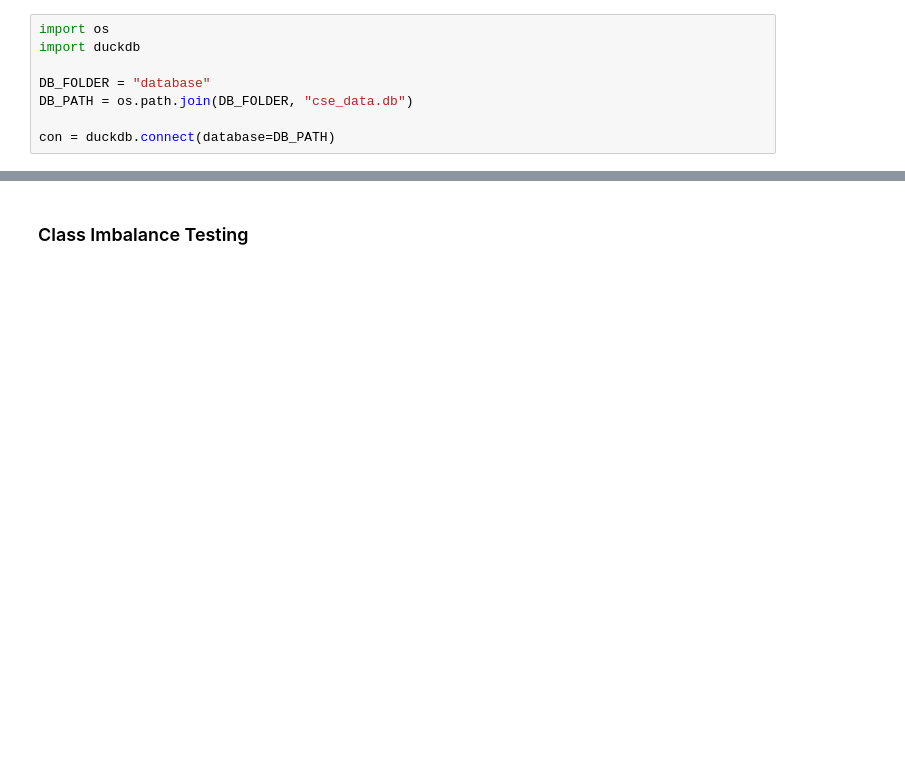
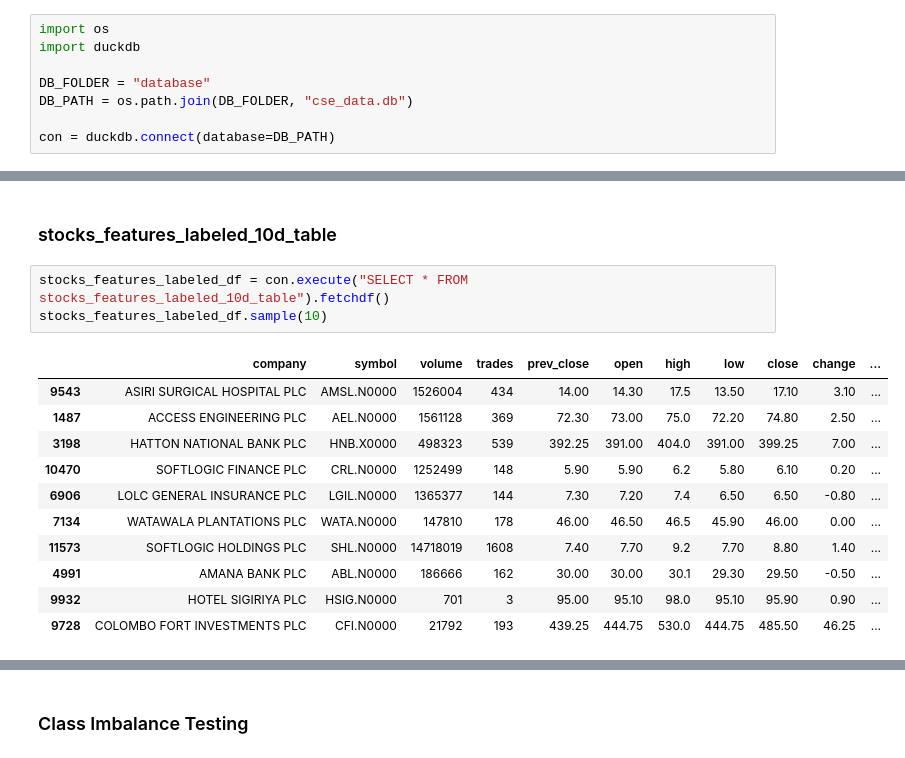
Before and after one commit to PathumDilhara/CSE-Investment-Assistant, a Jupyter notebook: 4_target_feature.ipynb, the cells around one changed output, grey strips where cells are left out. Saved outputs shown, nothing was run; the diff lists cells and outputs as text; blank space fills up the shorter version.

```diff
--- a/4_target_feature.ipynb
+++ b/4_target_feature.ipynb
@@ -225,0 +217,17 @@ Labeled dataset exported dataset ready for ML training → output_csv\features_l
+# %% [markdown]
+### stocks_features_labeled_10d_table
+# %%
+stocks_features_labeled_df = con.execute("SELECT * FROM stocks_features_labeled_10d_table").fetchdf()
+stocks_features_labeled_df.sample(10)
+# %% [output]
+|  | company | symbol | volume | trades | prev_close | open | high | low | close | change | ... |
+| 9543 | ASIRI SURGICAL HOSPITAL PLC | AMSL.N0000 | 1526004 | 434 | 14.00 | 14.30 | 17.5 | 13.50 | 17.10 | 3.10 | ... |
+| 1487 | ACCESS ENGINEERING PLC | AEL.N0000 | 1561128 | 369 | 72.30 | 73.00 | 75.0 | 72.20 | 74.80 | 2.50 | ... |
+| 3198 | HATTON NATIONAL BANK PLC | HNB.X0000 | 498323 | 539 | 392.25 | 391.00 | 404.0 | 391.00 | 399.25 | 7.00 | ... |
+| 10470 | SOFTLOGIC FINANCE PLC | CRL.N0000 | 1252499 | 148 | 5.90 | 5.90 | 6.2 | 5.80 | 6.10 | 0.20 | ... |
+| 6906 | LOLC GENERAL INSURANCE PLC | LGIL.N0000 | 1365377 | 144 | 7.30 | 7.20 | 7.4 | 6.50 | 6.50 | -0.80 | ... |
+| 7134 | WATAWALA PLANTATIONS PLC | WATA.N0000 | 147810 | 178 | 46.00 | 46.50 | 46.5 | 45.90 | 46.00 | 0.00 | ... |
+| 11573 | SOFTLOGIC HOLDINGS PLC | SHL.N0000 | 14718019 | 1608 | 7.40 | 7.70 | 9.2 | 7.70 | 8.80 | 1.40 | ... |
+| 4991 | AMANA BANK PLC | ABL.N0000 | 186666 | 162 | 30.00 | 30.00 | 30.1 | 29.30 | 29.50 | -0.50 | ... |
+| 9932 | HOTEL SIGIRIYA PLC | HSIG.N0000 | 701 | 3 | 95.00 | 95.10 | 98.0 | 95.10 | 95.90 | 0.90 | ... |
+| 9728 | COLOMBO FORT INVESTMENTS PLC | CFI.N0000 | 21792 | 193 | 439.25 | 444.75 | 530.0 | 444.75 | 485.50 | 46.25 | ... |
```
Also changed, not shown: parts of 7 cells of this notebook, 5 other files.
